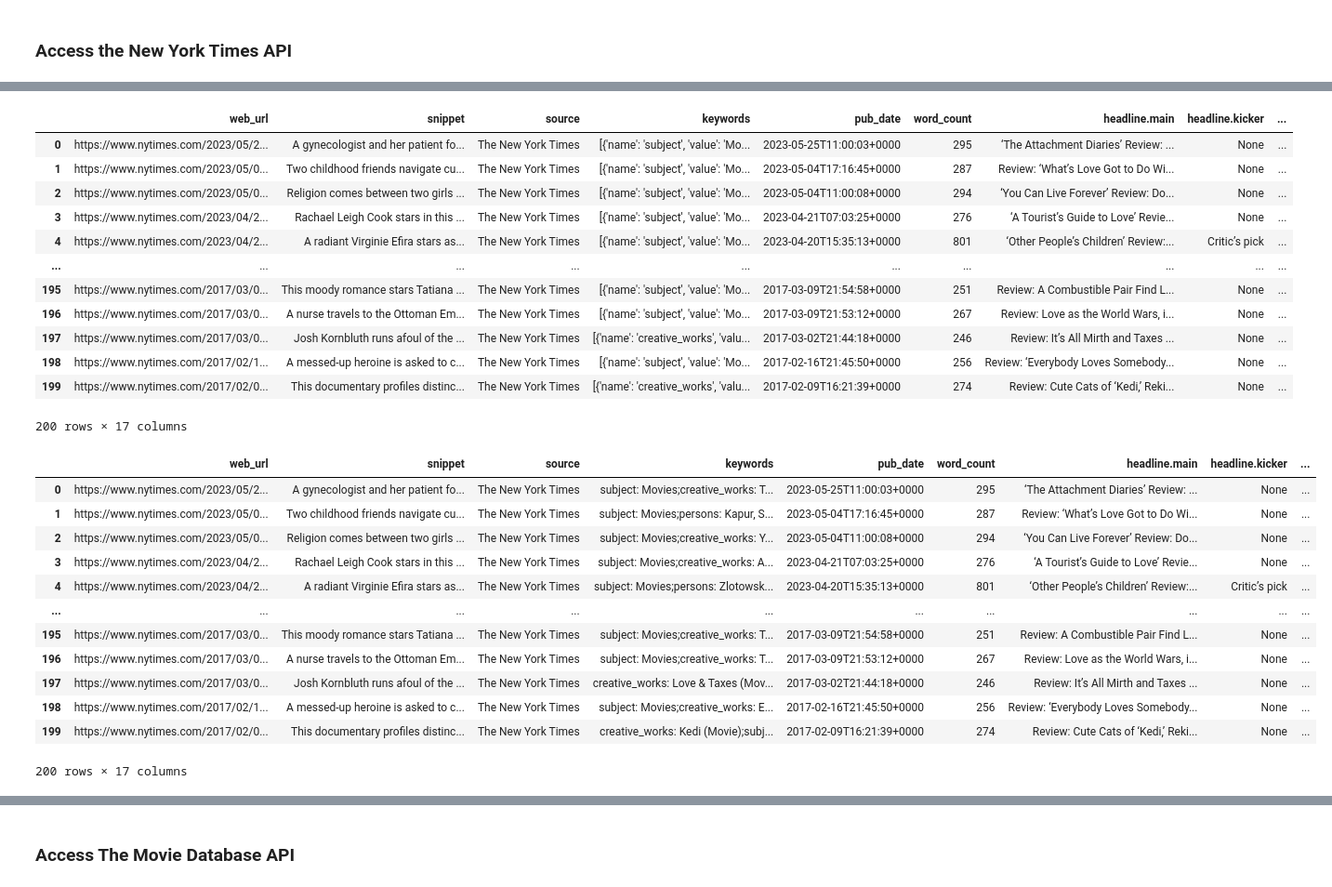
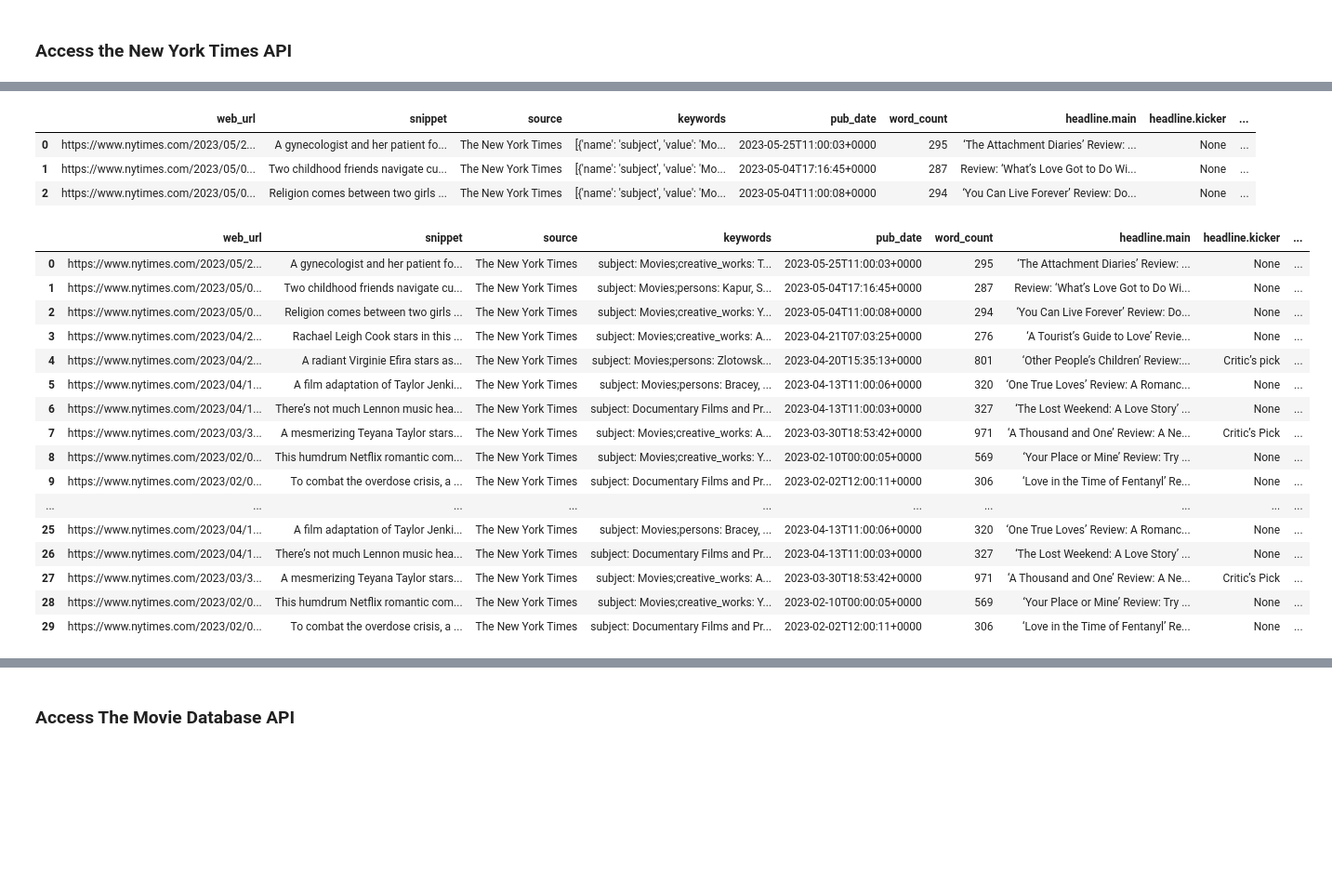
Before and after one commit to skiluvia/data-sourcing-challenge, a Jupyter notebook: retrieve_movie_data.ipynb, the cells around one changed output, grey strips where cells are left out. Shown: that part at 93% size. Drawn from its saved outputs; the diff is of its cells as text; code cells hidden in the pictures; blank space fills up the shorter version.

```diff
--- a/retrieve_movie_data.ipynb
+++ b/retrieve_movie_data.ipynb
@@ -43,28 +37,37 @@ begin_date = "20130101"
 end_date = "20230531"
 
 # Build URL
+query_url = f"{url}api-key={nyt_api_key}&fq={filter_query}&sort={sort}&begin_date={begin_date}&end_date={end_date}&fl={field_list}"
 # %%
 # Create an empty list to store the reviews
-
+reviews_list = []
 
 # loop through pages 0-19
-
+for page in range(0, 5):
     # create query with a page number
     # API results show 10 articles at a time
-
+    query_url = query_url + "&page=" + str(page)
+    print(query_url)
 
     # Make a "GET" request and retrieve the JSON
+    response = requests.get(query_url).json()
+    print(response)
 
+    reviews = requests.get(query_url).json()
 
     # Add a twelve second interval between queries to stay within API query limits
-
+    time.sleep(12)
 
     # Try and save the reviews to the reviews_list
-
+    try:
         # loop through the reviews["response"]["docs"] and append each review to the list
-
+        for review in reviews["response"]["docs"]:
+            reviews_list.append(review)
         # Print the page that was just retrieved
-
+        print(f"Page {page} retrieved")
 
         # Print the page number that had no results then break from the loop
+    except:
+        print(f"Page {page} does not have any results")
+        break
 # %% [output]
@@ -111,6 +108,8 @@ Checked page 19
 ]
 # %%
 # Convert reviews_list to a Pandas DataFrame using json_normalize()
+reviews_df = pd.json_normalize(reviews_list)
+reviews_df.head()
 # %% [output]
 |  | web_url | snippet | source | keywords | pub_date | word_count | headline.main | headline.kicker | ... |
 | 0 | https://www.nytimes.com/2023/05/2... | A gynecologist and her patient fo... | The New York Times | [{'name': 'subject', 'value': 'Mo... | 2023-05-25T11:00:03+0000 | 295 | ‘The Attachment Diaries’ Review: ... | None | ... |
@@ -130,46 +122,45 @@ Checked page 19
 # save it to a new column "title"
 # Title is between unicode characters \u2018 and \u2019.
 # End string should include " Review" to avoid cutting title early
+reviews_df['title'] = reviews_df['headline.main'].str.extract(r"\u2018(.*)\u2019\s*Review")
+reviews_df.head(3)
 # %% [output]
 |  | web_url | snippet | source | keywords | pub_date | word_count | headline.main | headline.kicker | ... |
 | 0 | https://www.nytimes.com/2023/05/2... | A gynecologist and her patient fo... | The New York Times | [{'name': 'subject', 'value': 'Mo... | 2023-05-25T11:00:03+0000 | 295 | ‘The Attachment Diaries’ Review: ... | None | ... |
 | 1 | https://www.nytimes.com/2023/05/0... | Two childhood friends navigate cu... | The New York Times | [{'name': 'subject', 'value': 'Mo... | 2023-05-04T17:16:45+0000 | 287 | Review: ‘What’s Love Got to Do Wi... | None | ... |
 | 2 | https://www.nytimes.com/2023/05/0... | Religion comes between two girls ... | The New York Times | [{'name': 'subject', 'value': 'Mo... | 2023-05-04T11:00:08+0000 | 294 | ‘You Can Live Forever’ Review: Do... | None | ... |
-| 3 | https://www.nytimes.com/2023/04/2... | Rachael Leigh Cook stars in this ... | The New York Times | [{'name': 'subject', 'value': 'Mo... | 2023-04-21T07:03:25+0000 | 276 | ‘A Tourist’s Guide to Love’ Revie... | None | ... |
-| 4 | https://www.nytimes.com/2023/04/2... | A radiant Virginie Efira stars as... | The New York Times | [{'name': 'subject', 'value': 'Mo... | 2023-04-20T15:35:13+0000 | 801 | ‘Other People’s Children’ Review:... | Critic’s pick | ... |
-| ... | ... | ... | ... | ... | ... | ... | ... | ... | ... |
-| 195 | https://www.nytimes.com/2017/03/0... | This moody romance stars Tatiana ... | The New York Times | [{'name': 'subject', 'value': 'Mo... | 2017-03-09T21:54:58+0000 | 251 | Review: A Combustible Pair Find L... | None | ... |
-| 196 | https://www.nytimes.com/2017/03/0... | A nurse travels to the Ottoman Em... | The New York Times | [{'name': 'subject', 'value': 'Mo... | 2017-03-09T21:53:12+0000 | 267 | Review: Love as the World Wars, i... | None | ... |
-| 197 | https://www.nytimes.com/2017/03/0... | Josh Kornbluth runs afoul of the ... | The New York Times | [{'name': 'creative_works', 'valu... | 2017-03-02T21:44:18+0000 | 246 | Review: It’s All Mirth and Taxes ... | None | ... |
-| 198 | https://www.nytimes.com/2017/02/1... | A messed-up heroine is asked to c... | The New York Times | [{'name': 'subject', 'value': 'Mo... | 2017-02-16T21:45:50+0000 | 256 | Review: ‘Everybody Loves Somebody... | None | ... |
-| 199 | https://www.nytimes.com/2017/02/0... | This documentary profiles distinc... | The New York Times | [{'name': 'creative_works', 'valu... | 2017-02-09T16:21:39+0000 | 274 | Review: Cute Cats of ‘Kedi,’ Reki... | None | ... |
-200 rows × 17 columns
 # %%
 # Extract 'name' and 'value' from items in "keywords" column
 def extract_keywords(keyword_list):
     extracted_keywords = ""
     for item in keyword_list:
         # Extract 'name' and 'value'
         keyword = f"{item['name']}: {item['value']};"
         # Append the keyword item to the extracted_keywords list
         extracted_keywords += keyword
     return extracted_keywords
-
 # Fix the "keywords" column by converting cells from a list to a string
+# reviews_df["keywords"] = reviews_df["keywords"].apply(extract_keywords)
+reviews_df["keywords"] = reviews_df["keywords"].apply(extract_keywords)
+reviews_df
 # %% [output]
 |  | web_url | snippet | source | keywords | pub_date | word_count | headline.main | headline.kicker | ... |
 | 0 | https://www.nytimes.com/2023/05/2... | A gynecologist and her patient fo... | The New York Times | subject: Movies;creative_works: T... | 2023-05-25T11:00:03+0000 | 295 | ‘The Attachment Diaries’ Review: ... | None | ... |
 | 1 | https://www.nytimes.com/2023/05/0... | Two childhood friends navigate cu... | The New York Times | subject: Movies;persons: Kapur, S... | 2023-05-04T17:16:45+0000 | 287 | Review: ‘What’s Love Got to Do Wi... | None | ... |
 | 2 | https://www.nytimes.com/2023/05/0... | Religion comes between two girls ... | The New York Times | subject: Movies;creative_works: Y... | 2023-05-04T11:00:08+0000 | 294 | ‘You Can Live Forever’ Review: Do... | None | ... |
 | 3 | https://www.nytimes.com/2023/04/2... | Rachael Leigh Cook stars in this ... | The New York Times | subject: Movies;creative_works: A... | 2023-04-21T07:03:25+0000 | 276 | ‘A Tourist’s Guide to Love’ Revie... | None | ... |
 | 4 | https://www.nytimes.com/2023/04/2... | A radiant Virginie Efira stars as... | The New York Times | subject: Movies;persons: Zlotowsk... | 2023-04-20T15:35:13+0000 | 801 | ‘Other People’s Children’ Review:... | Critic’s pick | ... |
+| 5 | https://www.nytimes.com/2023/04/1... | A film adaptation of Taylor Jenki... | The New York Times | subject: Movies;persons: Bracey, ... | 2023-04-13T11:00:06+0000 | 320 | ‘One True Loves’ Review: A Romanc... | None | ... |
+| 6 | https://www.nytimes.com/2023/04/1... | There’s not much Lennon music hea... | The New York Times | subject: Documentary Films and Pr... | 2023-04-13T11:00:03+0000 | 327 | ‘The Lost Weekend: A Love Story’ ... | None | ... |
+| 7 | https://www.nytimes.com/2023/03/3... | A mesmerizing Teyana Taylor stars... | The New York Times | subject: Movies;creative_works: A... | 2023-03-30T18:53:42+0000 | 971 | ‘A Thousand and One’ Review: A Ne... | Critic’s Pick | ... |
+| 8 | https://www.nytimes.com/2023/02/0... | This humdrum Netflix romantic com... | The New York Times | subject: Movies;creative_works: Y... | 2023-02-10T00:00:05+0000 | 569 | ‘Your Place or Mine’ Review: Try ... | None | ... |
+| 9 | https://www.nytimes.com/2023/02/0... | To combat the overdose crisis, a ... | The New York Times | subject: Documentary Films and Pr... | 2023-02-02T12:00:11+0000 | 306 | ‘Love in the Time of Fentanyl’ Re... | None | ... |
 | ... | ... | ... | ... | ... | ... | ... | ... | ... | ... |
-| 195 | https://www.nytimes.com/2017/03/0... | This moody romance stars Tatiana ... | The New York Times | subject: Movies;creative_works: T... | 2017-03-09T21:54:58+0000 | 251 | Review: A Combustible Pair Find L... | None | ... |
-| 196 | https://www.nytimes.com/2017/03/0... | A nurse travels to the Ottoman Em... | The New York Times | subject: Movies;creative_works: T... | 2017-03-09T21:53:12+0000 | 267 | Review: Love as the World Wars, i... | None | ... |
-| 197 | https://www.nytimes.com/2017/03/0... | Josh Kornbluth runs afoul of the ... | The New York Times | creative_works: Love & Taxes (Mov... | 2017-03-02T21:44:18+0000 | 246 | Review: It’s All Mirth and Taxes ... | None | ... |
-| 198 | https://www.nytimes.com/2017/02/1... | A messed-up heroine is asked to c... | The New York Times | subject: Movies;creative_works: E... | 2017-02-16T21:45:50+0000 | 256 | Review: ‘Everybody Loves Somebody... | None | ... |
-| 199 | https://www.nytimes.com/2017/02/0... | This documentary profiles distinc... | The New York Times | creative_works: Kedi (Movie);subj... | 2017-02-09T16:21:39+0000 | 274 | Review: Cute Cats of ‘Kedi,’ Reki... | None | ... |
+| 25 | https://www.nytimes.com/2023/04/1... | A film adaptation of Taylor Jenki... | The New York Times | subject: Movies;persons: Bracey, ... | 2023-04-13T11:00:06+0000 | 320 | ‘One True Loves’ Review: A Romanc... | None | ... |
+| 26 | https://www.nytimes.com/2023/04/1... | There’s not much Lennon music hea... | The New York Times | subject: Documentary Films and Pr... | 2023-04-13T11:00:03+0000 | 327 | ‘The Lost Weekend: A Love Story’ ... | None | ... |
+| 27 | https://www.nytimes.com/2023/03/3... | A mesmerizing Teyana Taylor stars... | The New York Times | subject: Movies;creative_works: A... | 2023-03-30T18:53:42+0000 | 971 | ‘A Thousand and One’ Review: A Ne... | Critic’s Pick | ... |
+| 28 | https://www.nytimes.com/2023/02/0... | This humdrum Netflix romantic com... | The New York Times | subject: Movies;creative_works: Y... | 2023-02-10T00:00:05+0000 | 569 | ‘Your Place or Mine’ Review: Try ... | None | ... |
+| 29 | https://www.nytimes.com/2023/02/0... | To combat the overdose crisis, a ... | The New York Times | subject: Documentary Films and Pr... | 2023-02-02T12:00:11+0000 | 306 | ‘Love in the Time of Fentanyl’ Re... | None | ... |
-200 rows × 17 columns
 # %%
 # Create a list from the "title" column using to_list()
 # These titles will be used in the query for The Movie Database
```
Also changed, not shown: parts of 11 cells of this notebook, 1 other file.
